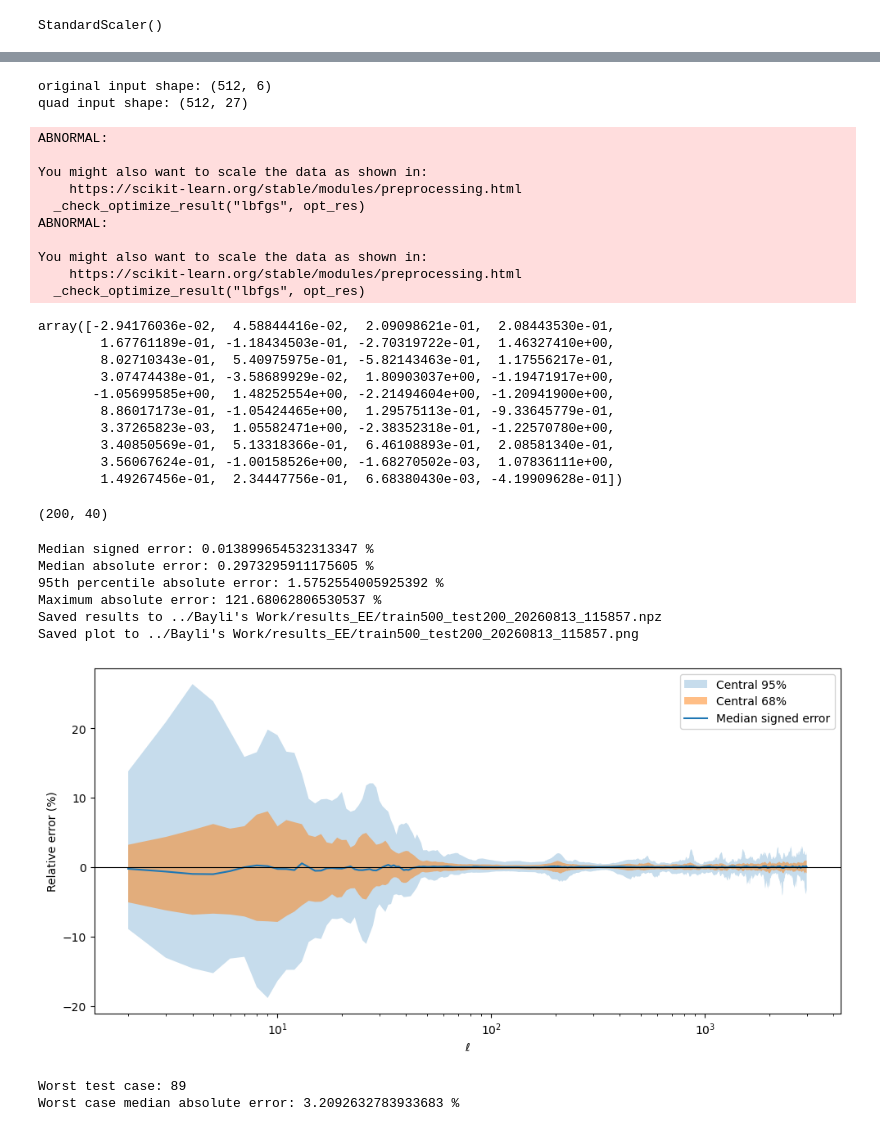
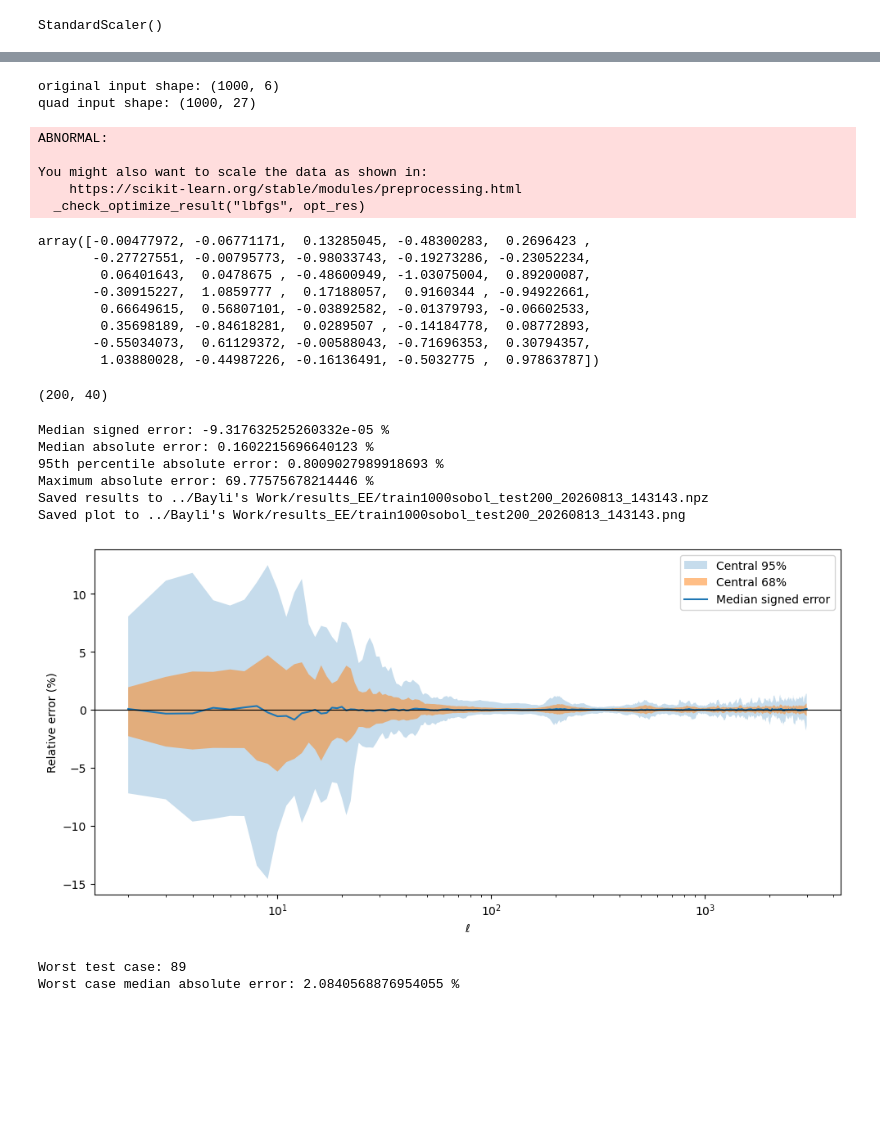
Before and after one commit to joaoreboucas1/hackathon_cmb_emulator, a Jupyter notebook: Bayli's Work/train_bayli.ipynb, the cells around one changed output, grey strips where cells are left out. Drawn from its saved outputs; the diff is of its cells as text; code cells hidden in the pictures; blank space fills up the shorter version.

Commit message:
more plots

```diff
--- a/Bayli's Work/train_bayli.ipynb
+++ b/Bayli's Work/train_bayli.ipynb
@@ -85,19 +85,19 @@ _ = plt.title("Gaussian process regression on noise-free dataset")
 # %% [markdown]
 ## CMB Dataset
 # %%
-NUM_TRAIN_SAMPLES = 512
+NUM_TRAIN_SAMPLES = 1000
 NUM_TEST_SAMPLES = 200
 NUM_ELL = 2999
 
 ell = np.arange(2, 3001)
 factor = ell*(ell+1)/(2*np.pi)
-train_cosmologies = np.loadtxt("../data/train_512_sobol/cosmologies.txt", max_rows=NUM_TRAIN_SAMPLES)
+train_cosmologies = np.loadtxt("../data/train_1000_sobol/cosmologies.txt", max_rows=NUM_TRAIN_SAMPLES)
 test_cosmologies = np.loadtxt("../data/test_200/cosmologies.txt", max_rows=NUM_TEST_SAMPLES)
 train_cls = np.zeros((NUM_TRAIN_SAMPLES, NUM_ELL))
 test_cls  = np.empty((NUM_TEST_SAMPLES, NUM_ELL))
 
 for i in range(1, NUM_TRAIN_SAMPLES+1):
-    cl_tt, cl_te, cl_ee = np.loadtxt(f"../data/train_512_sobol/cl_{i}.txt", unpack=True)
+    cl_tt, cl_te, cl_ee = np.loadtxt(f"../data/train_1000_sobol/cl_{i}.txt", unpack=True)
     train_cls[i-1] = cl_ee
 
 for i in range(1, NUM_TEST_SAMPLES+1):
@@ -209,31 +209,24 @@ for component in range(n_components):
     )
     resid_gp_models.append(gp)
 # %% [output]
-original input shape: (512, 6)
-quad input shape: (512, 27)
+original input shape: (1000, 6)
+quad input shape: (1000, 27)
 ABNORMAL:
 
 You might also want to scale the data as shown in:
     https://scikit-learn.org/stable/modules/preprocessing.html
   _check_optimize_result("lbfgs", opt_res)
-ABNORMAL:
-
-You might also want to scale the data as shown in:
-    https://scikit-learn.org/stable/modules/preprocessing.html
-  _check_optimize_result("lbfgs", opt_res)
 # %%
 training_resid[0]
 # %% [output]
-array([-2.94176036e-02,  4.58844416e-02,  2.09098621e-01,  2.08443530e-01,
-        1.67761189e-01, -1.18434503e-01, -2.70319722e-01,  1.46327410e+00,
-        8.02710343e-01,  5.40975975e-01, -5.82143463e-01,  1.17556217e-01,
-        3.07474438e-01, -3.58689929e-02,  1.80903037e+00, -1.19471917e+00,
-       -1.05699585e+00,  1.48252554e+00, -2.21494604e+00, -1.20941900e+00,
-        8.86017173e-01, -1.05424465e+00,  1.29575113e-01, -9.33645779e-01,
-        3.37265823e-03,  1.05582471e+00, -2.38352318e-01, -1.22570780e+00,
-        3.40850569e-01,  5.13318366e-01,  6.46108893e-01,  2.08581340e-01,
-        3.56067624e-01, -1.00158526e+00, -1.68270502e-03,  1.07836111e+00,
-        1.49267456e-01,  2.34447756e-01,  6.68380430e-03, -4.19909628e-01])
+array([-0.00477972, -0.06771171,  0.13285045, -0.48300283,  0.2696423 ,
+       -0.27727551, -0.00795773, -0.98033743, -0.19273286, -0.23052234,
+        0.06401643,  0.0478675 , -0.48600949, -1.03075004,  0.89200087,
+       -0.30915227,  1.0859777 ,  0.17188057,  0.9160344 , -0.94922661,
+        0.66649615,  0.56807101, -0.03892582, -0.01379793, -0.06602533,
+        0.35698189, -0.84618281,  0.0289507 , -0.14184778,  0.08772893,
+       -0.55034073,  0.61129372, -0.00588043, -0.71696353,  0.30794357,
+        1.03880028, -0.44987226, -0.16136491, -0.5032775 ,  0.97863787])
 # %%
 # Convert the true test D_l spectra to C_l
 As1e10_test = np.exp(test_cosmologies[:,3])
@@ -301,41 +294,41 @@ ax.plot(ell, median, label="Median signed error")
 ax.axhline(0, color="black", linewidth=0.8)
 ax.set_xscale("log")
 ax.set_xlabel(r"$\ell$")
 ax.set_ylabel("Relative error (%)")
 ax.legend()
 fig.tight_layout()
 
 results_dir = Path("../Bayli's Work/results_EE")
 results_dir.mkdir(parents=True, exist_ok=True)
 run_id = datetime.now().strftime("%Y%m%d_%H%M%S")
-run_name = f"train512sobol_test200_{run_id}"
+run_name = f"train1000sobol_test200_{run_id}"
 
 np.savez_compressed(
     results_dir / f"{run_name}.npz",
     ell=ell,
     errors=errors,
     absolute_errors=absolute_errors,
     median=median,
     p025=p025,
     p975=p975,
     p16=p16,
     p84=p84,
     worst=worst,
     test_cosmologies=test_cosmologies,
     test_cls=test_cls,
 )
 plot_path = results_dir / f"{run_name}.png"
 fig.savefig(plot_path, dpi=200, bbox_inches="tight")
 print(f"Saved results to {results_dir / f'{run_name}.npz'}")
 print(f"Saved plot to {plot_path}")
 # %% [output]
-Median signed error: 0.013899654532313347 %
-Median absolute error: 0.2973295911175605 %
-95th percentile absolute error: 1.5752554005925392 %
-Maximum absolute error: 121.68062806530537 %
-Saved results to ../Bayli's Work/results_EE/train500_test200_20260813_115857.npz
-Saved plot to ../Bayli's Work/results_EE/train500_test200_20260813_115857.png
+Median signed error: -9.317632525260332e-05 %
+Median absolute error: 0.1602215696640123 %
+95th percentile absolute error: 0.8009027989918693 %
+Maximum absolute error: 69.77575678214446 %
+Saved results to ../Bayli's Work/results_EE/train1000sobol_test200_20260813_143143.npz
+Saved plot to ../Bayli's Work/results_EE/train1000sobol_test200_20260813_143143.png
-[figure, old version]
+[figure, new version]
 # %%
 case_mae = np.median(absolute_errors, axis=1)
 
@@ -343,7 +336,7 @@ print("Worst test case:", np.argmax(case_mae))
 print("Worst case median absolute error:", np.max(case_mae), "%")
 # %% [output]
 Worst test case: 89
-Worst case median absolute error: 3.2092632783933683 %
+Worst case median absolute error: 2.0840568876954055 %
 # %%
 i = 60
 truth = test_cls[i]
```
Also changed, not shown: parts of 12 cells of this notebook, 2 other files.
